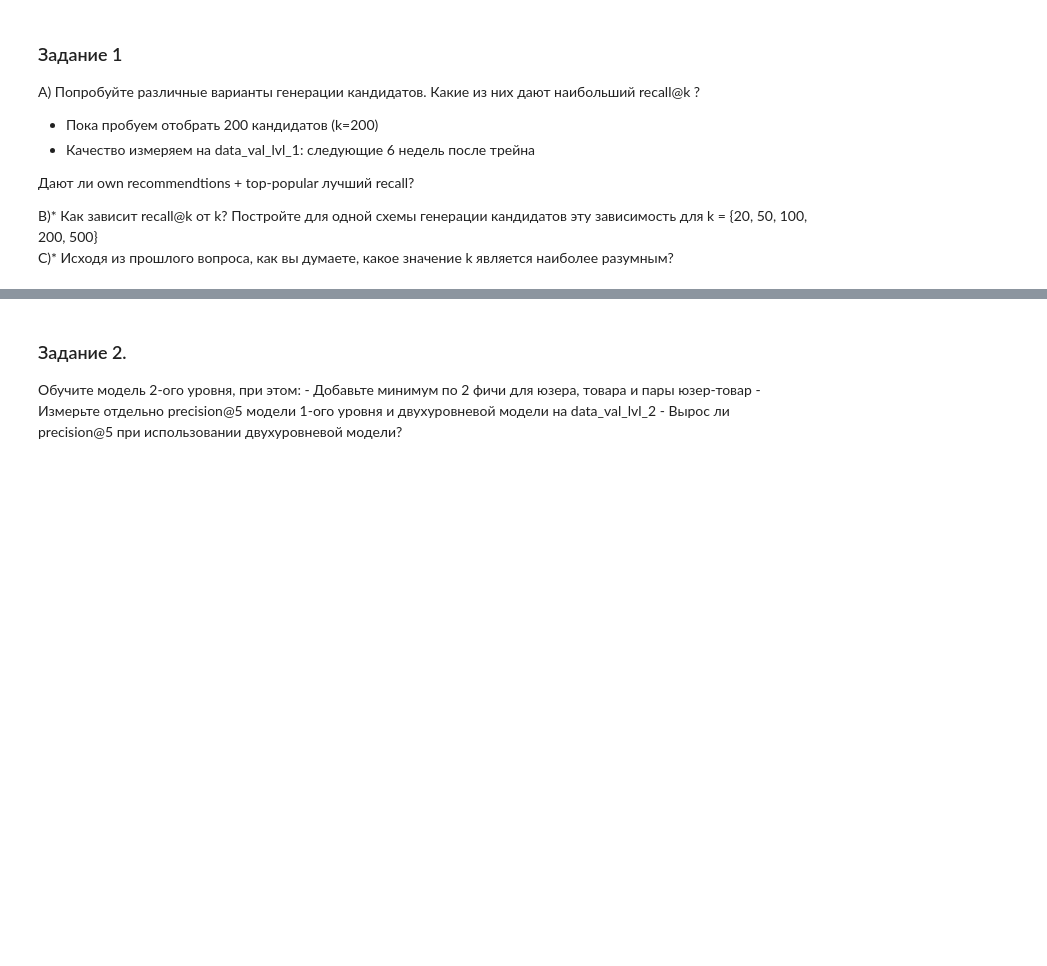
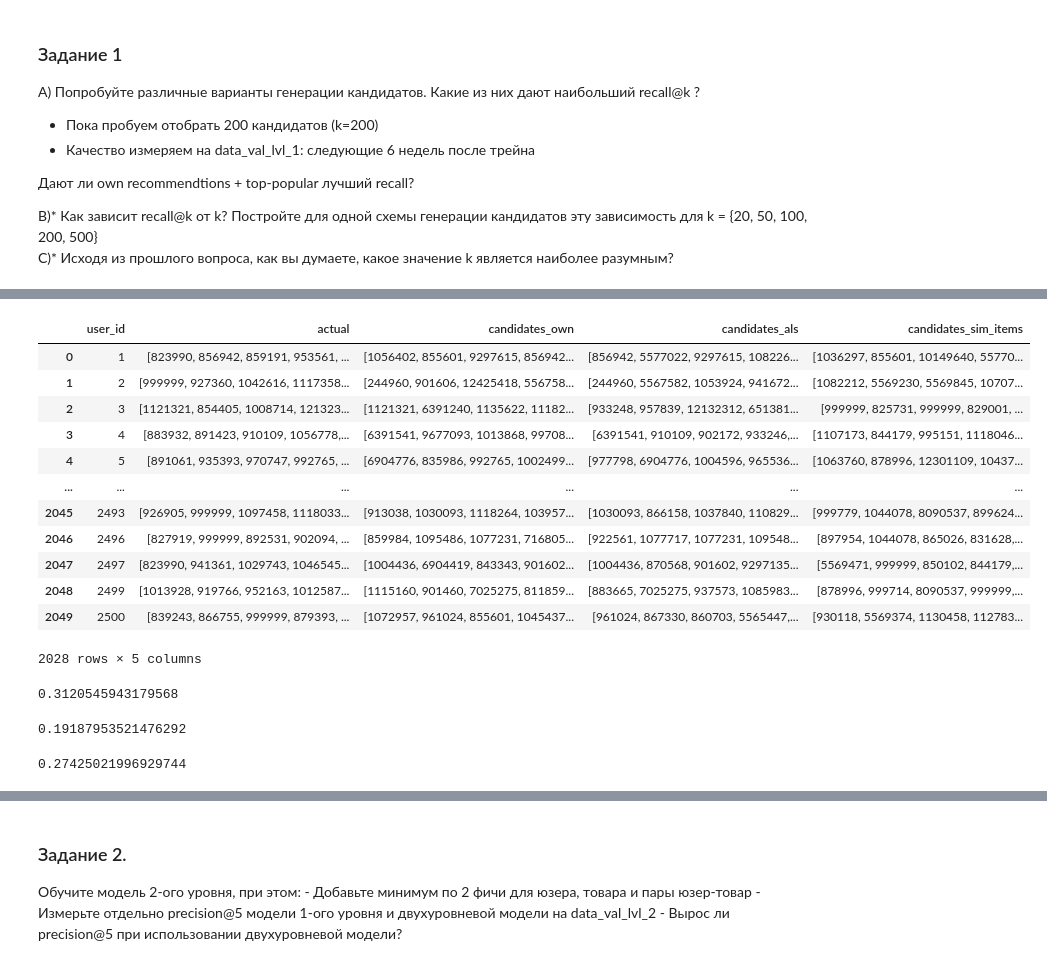
Before and after one commit to mindblower5000/gu-rec-sys, a Jupyter notebook: hw6.ipynb, the cells around one changed output, grey strips where cells are left out. Drawn from its saved outputs; the diff is of its cells as text; code cells hidden in the pictures; blank space fills up the shorter version.

```diff
--- a/hw6.ipynb
+++ b/hw6.ipynb
@@ -118,0 +173,36 @@ result_lvl_1.head(2)
+# %%
+# your_code
+train_users = data_train_lvl_1['user_id'].unique()
+result_lvl_1 = result_lvl_1[result_lvl_1['user_id'].isin(train_users)]
+
+result_lvl_1['candidates_own'] = result_lvl_1['user_id'].apply(lambda x: recommender.get_own_recommendations(x, N=200))
+result_lvl_1['candidates_als'] = result_lvl_1['user_id'].apply(lambda x: recommender.get_als_recommendations(x, N=200))
+result_lvl_1['candidates_sim_items'] = result_lvl_1['user_id'].apply(lambda x: recommender.get_similar_items_recommendation(x, N=200))
+# result_lvl_1['candidates_sim_users'] = result_lvl_1['user_id'].apply(lambda x: recommender.get_similar_users_recommendation(x, N=200))
+result_lvl_1
+# %% [output]
+|  | user_id | actual | candidates_own | candidates_als | candidates_sim_items |
+| 0 | 1 | [823990, 856942, 859191, 953561, ... | [1056402, 855601, 9297615, 856942... | [856942, 5577022, 9297615, 108226... | [1036297, 855601, 10149640, 55770... |
+| 1 | 2 | [999999, 927360, 1042616, 1117358... | [244960, 901606, 12425418, 556758... | [244960, 5567582, 1053924, 941672... | [1082212, 5569230, 5569845, 10707... |
+| 2 | 3 | [1121321, 854405, 1008714, 121323... | [1121321, 6391240, 1135622, 11182... | [933248, 957839, 12132312, 651381... | [999999, 825731, 999999, 829001, ... |
+| 3 | 4 | [883932, 891423, 910109, 1056778,... | [6391541, 9677093, 1013868, 99708... | [6391541, 910109, 902172, 933246,... | [1107173, 844179, 995151, 1118046... |
+| 4 | 5 | [891061, 935393, 970747, 992765, ... | [6904776, 835986, 992765, 1002499... | [977798, 6904776, 1004596, 965536... | [1063760, 878996, 12301109, 10437... |
+| ... | ... | ... | ... | ... | ... |
+| 2045 | 2493 | [926905, 999999, 1097458, 1118033... | [913038, 1030093, 1118264, 103957... | [1030093, 866158, 1037840, 110829... | [999779, 1044078, 8090537, 899624... |
+| 2046 | 2496 | [827919, 999999, 892531, 902094, ... | [859984, 1095486, 1077231, 716805... | [922561, 1077717, 1077231, 109548... | [897954, 1044078, 865026, 831628,... |
+| 2047 | 2497 | [823990, 941361, 1029743, 1046545... | [1004436, 6904419, 843343, 901602... | [1004436, 870568, 901602, 9297135... | [5569471, 999999, 850102, 844179,... |
+| 2048 | 2499 | [1013928, 919766, 952163, 1012587... | [1115160, 901460, 7025275, 811859... | [883665, 7025275, 937573, 1085983... | [878996, 999714, 8090537, 999999,... |
+| 2049 | 2500 | [839243, 866755, 999999, 879393, ... | [1072957, 961024, 855601, 1045437... | [961024, 867330, 860703, 5565447,... | [930118, 5569374, 1130458, 112783... |
+2028 rows × 5 columns
+# %%
+result_lvl_1.apply(lambda row: recall_at_k(row['candidates_own'], row['actual'], 200), axis=1).mean()
+# %% [output]
+0.3120545943179568
+# %%
+result_lvl_1.apply(lambda row: recall_at_k(row['candidates_als'], row['actual'], 200), axis=1).mean()
+# %% [output]
+0.19187953521476292
+# %%
+result_lvl_1.apply(lambda row: recall_at_k(row['candidates_sim_items'], row['actual'], 200), axis=1).mean()
+# %% [output]
+0.27425021996929744
```
Also changed, not shown: parts of 27 cells of this notebook, 7 other files.
